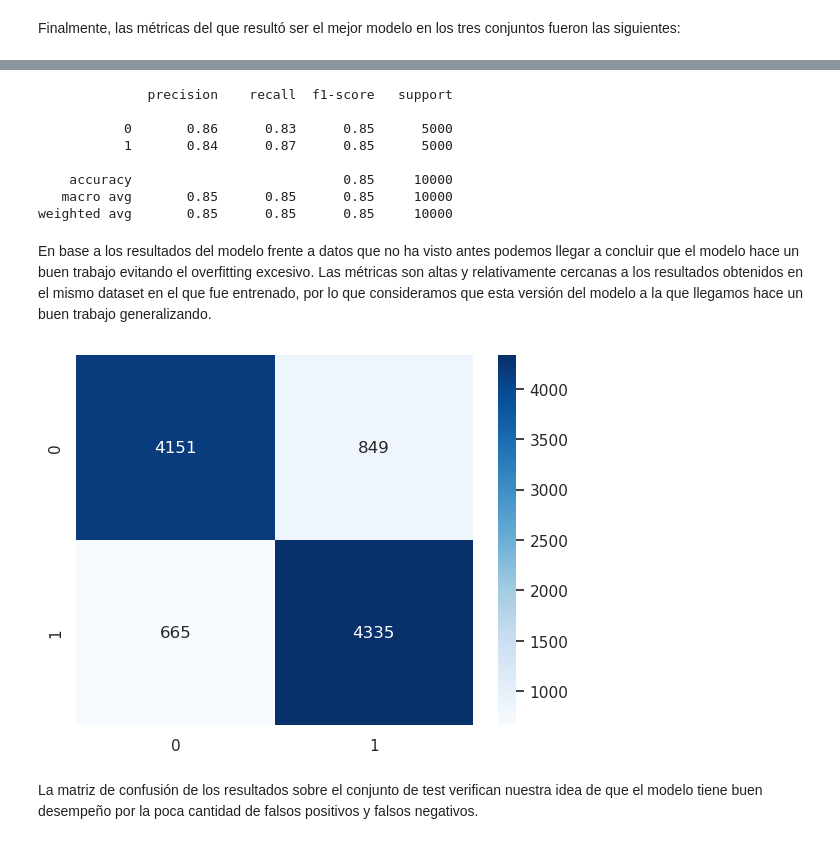
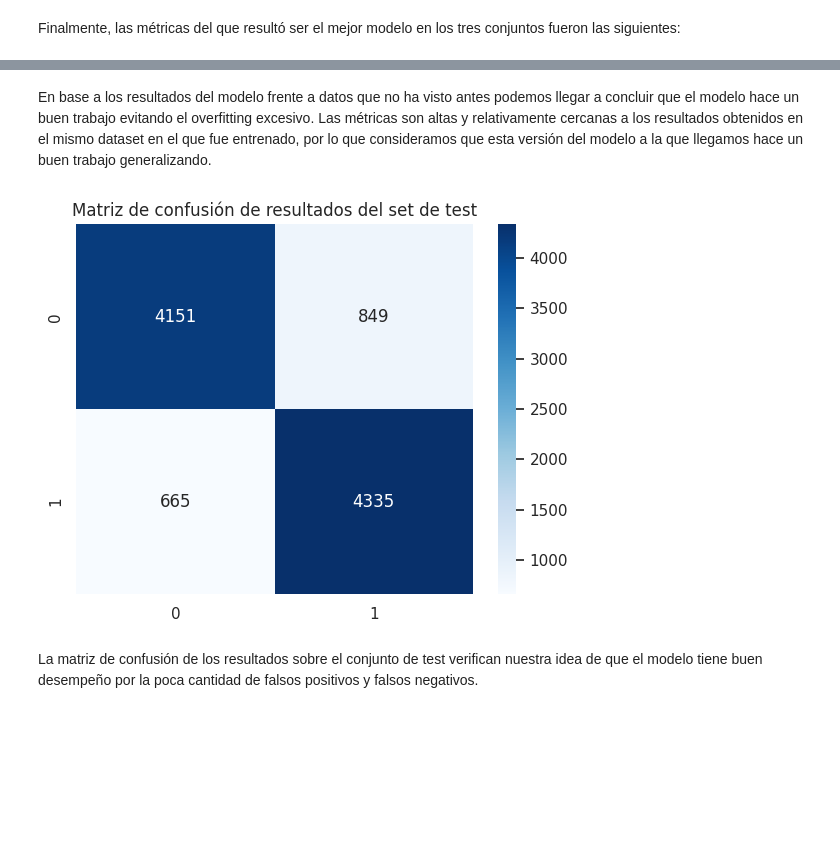
Before and after one commit to regexPattern/fiuba-organizacion-de-datos, a Jupyter notebook: tp2/notebooks/7506R_TP2_GRUPO11_ENTREGA_N4.ipynb, the cells around one changed output, grey strips where cells are left out. Saved outputs shown, nothing was run; the diff lists cells and outputs as text; code cells hidden in the pictures; blank space fills up the shorter version.

```diff
--- a/tp2/notebooks/7506R_TP2_GRUPO11_ENTREGA_N4.ipynb
+++ b/tp2/notebooks/7506R_TP2_GRUPO11_ENTREGA_N4.ipynb
@@ -18,4 +18,4 @@ Para este modelo probamos con diferentes técnicas de preprocesamiento y feature
 # %%
-df = pd.read_csv('../datasets/train-xgboost.zip', index_col=0)
+df = pd.read_csv('../datasets/train-simple.csv', index_col=0)
 df.head()
 # %% [output]
@@ -33,19 +33,19 @@ df['lang+sentimiento'] = df['lang'].astype(str) + df['sentimiento'].astype(str)
 # %%
 from sklearn.model_selection import train_test_split
 
-X_train, X_test, y_train, y_test = train_test_split(df[['text_cleaned', 'lang+sentimiento']],
+X_train, X_test, y_train, y_test = train_test_split(df[['texto_preprocesado', 'lang+sentimiento']],
                                                     df['sentimiento'],
                                                     stratify=df['lang+sentimiento'],
                                                     test_size=.2,
                                                     random_state=1)
 
-X_train, X_valid, y_train, y_valid = train_test_split(X_train['text_cleaned'],
+X_train, X_valid, y_train, y_valid = train_test_split(X_train['texto_preprocesado'],
                                                       y_train,
                                                       stratify=X_train['lang+sentimiento'],
                                                       test_size=.2,
                                                       random_state=1)
 
-X_test = X_test['text_cleaned']
+X_test = X_test['texto_preprocesado']
 # %% [markdown]
 Para este modelo probamos tres técnicas de tokenización y vectorización distintas: BoW, TF-IDF e hicimos un intento por utilizar embeddings preentrenadas a través del modelo [word2vec de la librería gensim](https://radimrehurek.com/gensim/models/word2vec.html). Sin embargo, con este último modelo el entrenamiento del modelo dilataba demasiado tiempo, por lo que desistimos en este intento. Entre los dos primeros métodos optimos por TF-IDF, ya que fué el que arrojó mejores resultados con los parámetros seleccionados.
 
@@ -161,24 +102,15 @@ weighted avg       0.84      0.84      0.84      8000
 # %%
 y_test_pred = xgb.predict(X_test_trans)
 print(classification_report(y_test_trans, y_test_pred))
-# %% [output]
-              precision    recall  f1-score   support
-
-           0       0.86      0.83      0.85      5000
-           1       0.84      0.87      0.85      5000
-
-    accuracy                           0.85     10000
-   macro avg       0.85      0.85      0.85     10000
-weighted avg       0.85      0.85      0.85     10000
 # %% [markdown]
 En base a los resultados del modelo frente a datos que no ha visto antes podemos llegar a concluir que el modelo hace un buen trabajo evitando el overfitting excesivo. Las métricas son altas y relativamente cercanas a los resultados obtenidos en el mismo dataset en el que fue entrenado, por lo que consideramos que esta versión del modelo a la que llegamos hace un buen trabajo generalizando.
 # %%
 from sklearn.metrics import confusion_matrix
 
-sns.heatmap(confusion_matrix(y_test_trans, y_test_pred), cmap='Blues', annot=True, fmt='g')
+sns.heatmap(confusion_matrix(y_test_trans, y_test_pred), cmap='Blues', annot=True, fmt='g').set(title='Matriz de confusión de resultados del set de test')
 plt.show()
 # %% [output]
-[figure, old version]
+[figure, new version]
 # %% [markdown]
 La matriz de confusión de los resultados sobre el conjunto de test verifican nuestra idea de que el modelo tiene buen desempeño por la poca cantidad de falsos positivos y falsos negativos.
 # %% [markdown]
```
Also changed, not shown: parts of 9 cells of this notebook, 17 other files.
